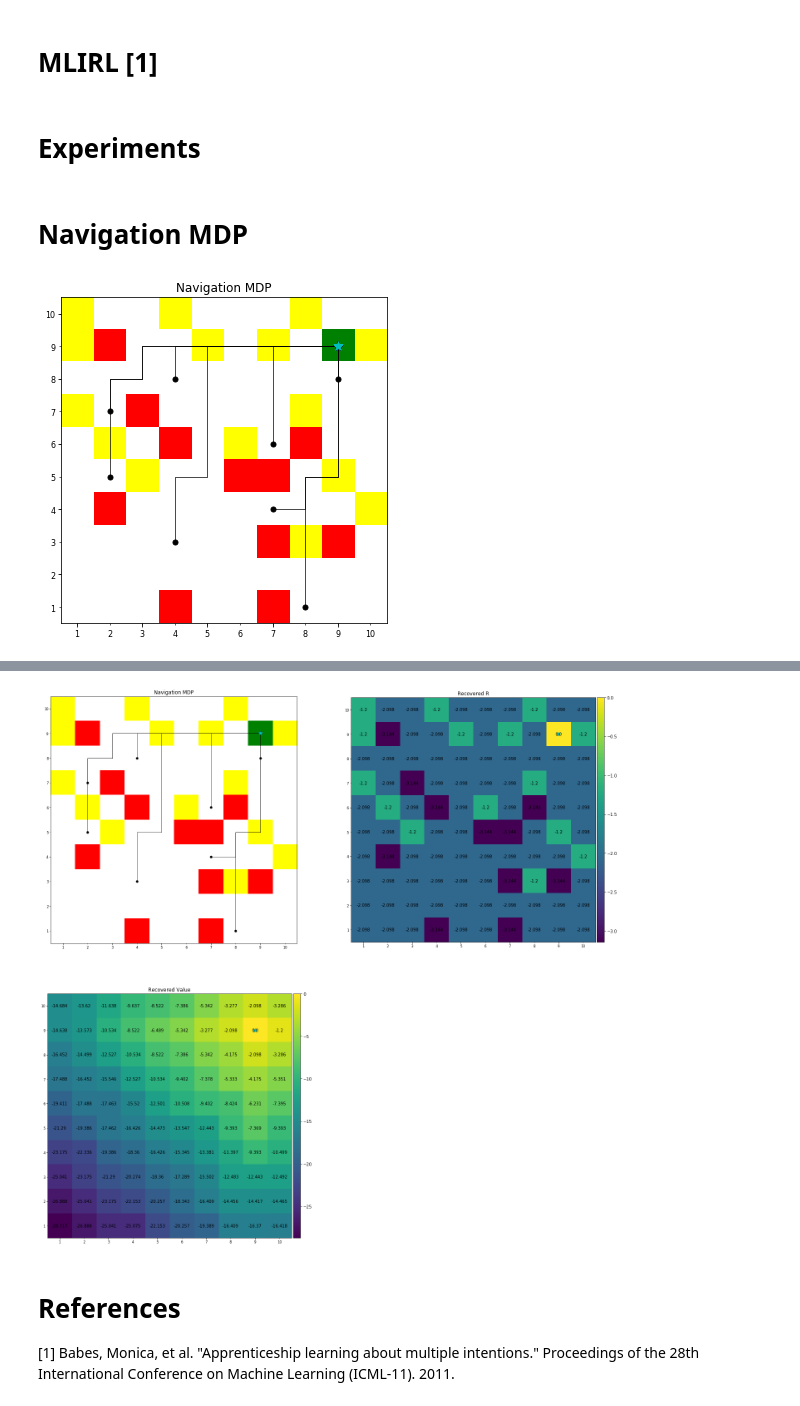
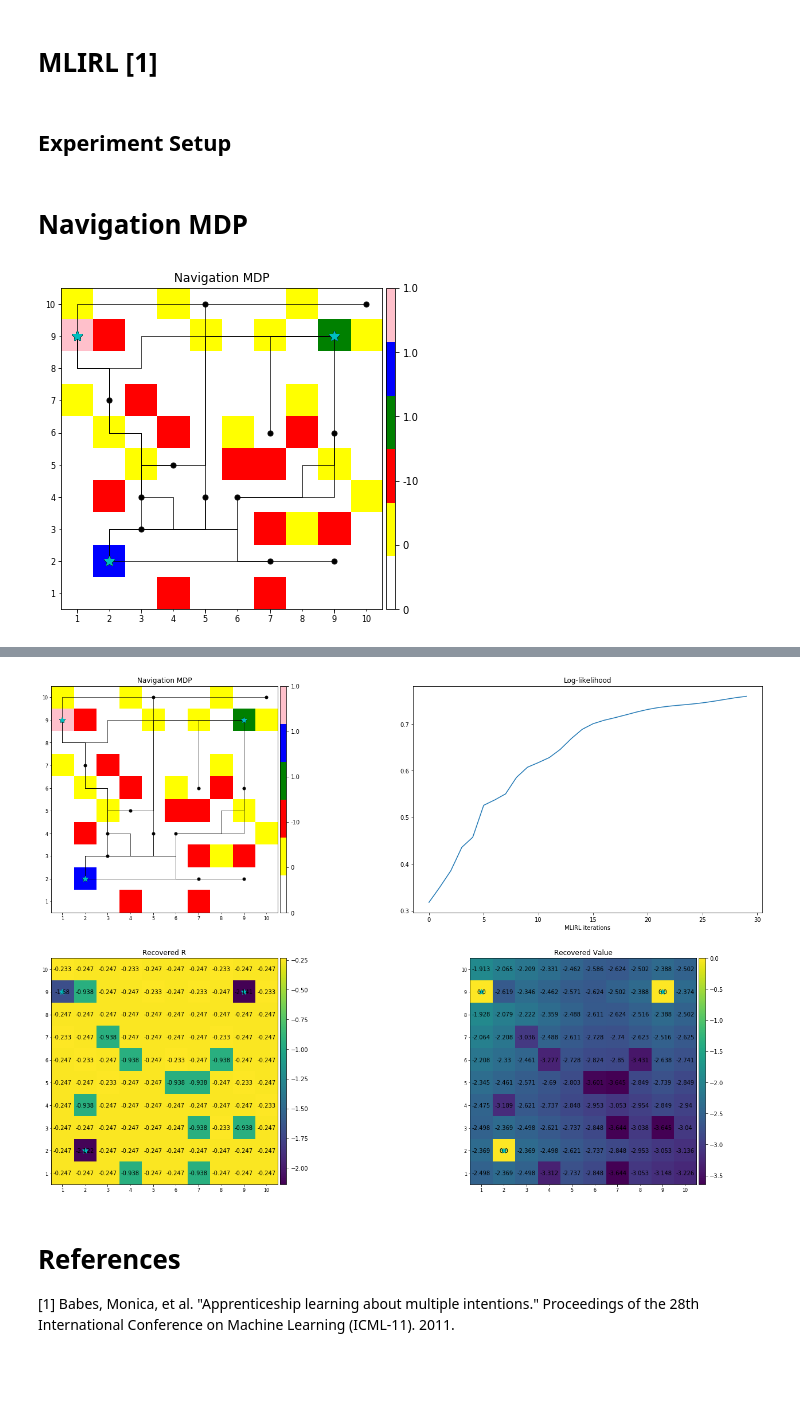
Before and after one commit to yrevar/inverse_rl, a Jupyter notebook: irl/mlirl/MLIRL_HumanNorms.ipynb, the cells around one changed output, grey strips where cells are left out. Cells and saved outputs as stored; diff of their text form; code cells hidden in the pictures; blank space fills up the shorter version.

```diff
--- a/irl/mlirl/MLIRL_HumanNorms.ipynb
+++ b/irl/mlirl/MLIRL_HumanNorms.ipynb
@@ -112,2 +28,0 @@ def MLIRL(state_trajectories, action_trajectories, states, state_features,
-# %% [markdown]
-# Experiments
@@ -114,3 +161,5 @@ def MLIRL(state_trajectories, action_trajectories, states, state_features,
+# %% [markdown]
+## Experiment Setup
 # %%
 def get_action(state, n_state):
     dx = n_state[0] - state[0]
@@ -195,36 +273,37 @@ def display_irl_results(nvmdp, tau_s, recovered_R, V=None, rewards_cmap=None, fi
 # %%
 np.random.seed(10)
 nvmdp = NavigationMDP(
     width = 10,
     height = 10,
     living_cell_distribution = "probability",
     living_cell_types = ['white', 'yellow', 'red'],
     living_cell_type_probs=[0.68, 0.17, 0.15],
     living_cell_rewards = [0, 0, -10],
-    goal_cell_types = ["green"],
-    goal_cell_locs = [(9, 9)],
-    goal_cell_rewards = [1.],
+    goal_cell_types = ["green", "blue","pink"],
+    goal_cell_locs = [(9,9), (2,2), (1,9)],
+    goal_cell_rewards = [1., 1., 1.],
+    gamma = 0.95,
     name = "Navigation MDP"
     )
 mlirl_params = dict(
-    n_iter = 100,
-    n_vi_iter = 20,
+    n_iter = 30,
+    n_vi_iter = 50,
     dtype = torch.float,
     gamma = 0.95,
-    boltzmann_beta = 1.,
+    boltzmann_beta = 10.,
     w_init_scheme = "random",
     # w_init = results["w"].data.numpy(),
-    grad_eps = 1e-2,
+    loss_eps = -np.log(0.9), # loss = -log(likelihood), 0.9 is descent target for P(s,a)
     optimizer_fn = lambda params: optim.Adam(params, lr=0.1, weight_decay=1.),
+    # optimizer_fn = lambda params: optim.SGD(params, lr=0.1, momentum=0.9, weight_decay=1.),
     goal_is_given = True,
     )
 irl_problem = dict(
     nvmdp = nvmdp,
-    s_a_trajectories = nvmdp.sample_data(8)
+    s_a_trajectories = sample_traj_by_goals(nvmdp, nvmdp.goal_cell_types, nvmdp.goal_locs, nvmdp.goal_cell_rewards, 4)
     )
 results = MLIRL_experiment(irl_problem, mlirl_params, disp_grid=True, disp_results=False)
-display_irl_results(results["nvmdp"], irl_problem["s_a_trajectories"][0], results["R"].round(3),
-                     compute_new_value(results).round(3), figsize=(24,24))
+plot_irl_results(results, irl_problem["s_a_trajectories"][0], figsize=(24,16))
 # %% [output]
-[figure, old version]
+[figure, new version]
 Training...
@@ -246,5 +325,5 @@ Iter: 0099, loss: 00017.901371, w: [-2.09833384 -1.20050383 -3.14403725 +0.00000
 Done.
-[figure, old version]
+[figure, new version]
 # %% [markdown]
 # References
 
```
Also changed, not shown: parts of 5 cells of this notebook, 1 other file.
